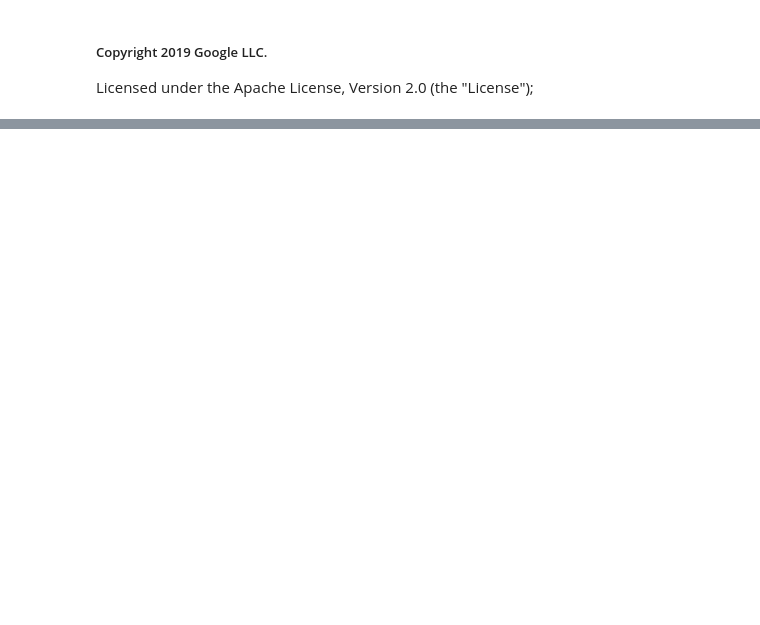
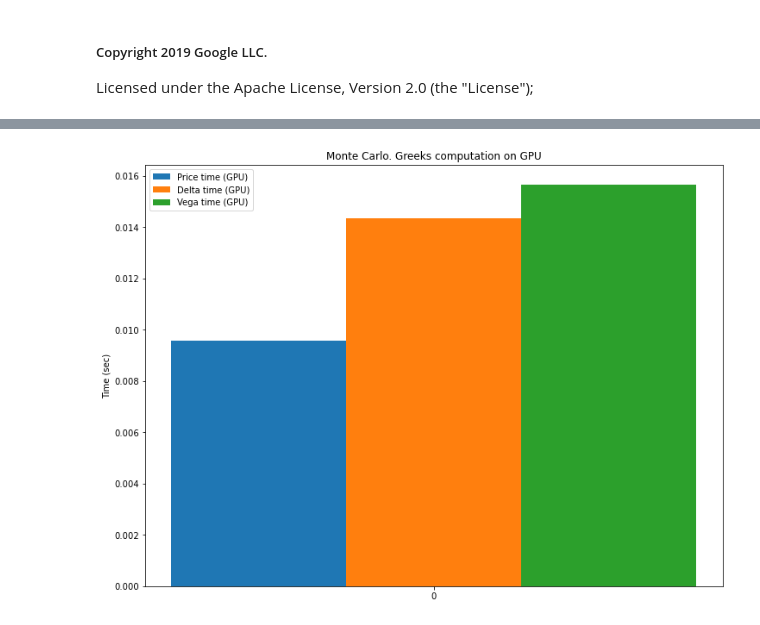
Before and after one commit to google/tf-quant-finance, a Jupyter notebook: tf_quant_finance/examples/jupyter_notebooks/Monte_Carlo_Euler_Scheme.ipynb, the cells around one changed output, grey strips where cells are left out. Saved outputs shown, nothing was run; the diff lists cells and outputs as text; code cells hidden in the pictures; blank space fills up the shorter version.

```diff
--- a/tf_quant_finance/examples/jupyter_notebooks/Monte_Carlo_Euler_Scheme.ipynb
+++ b/tf_quant_finance/examples/jupyter_notebooks/Monte_Carlo_Euler_Scheme.ipynb
@@ -325,0 +557,28 @@ plt.show()
+# %%
+#@title GPU greeks computation speed
+
+ind = np.arange(1)  # the x locations for the groups
+width = 0.35  # the width of the bars
+
+fig, ax = plt.subplots()
+
+fig.set_figheight(9)
+fig.set_figwidth(12)
+
+ax.bar(ind - width/8, [time_price_gpu], width / 8,
+       label='Price time (GPU)')
+ax.bar(ind, [time_delta_gpu], width / 8,
+       label='Delta time (GPU)')
+ax.bar(ind + width/8, [time_vega_gpu], width / 8,
+       label='Vega time (GPU)')
+
+# Add some text for labels, title and custom x-axis tick labels, etc.
+ax.set_ylabel('Time (sec)')
+ax.set_title('Monte Carlo. Greeks computation on GPU')
+ax.set_xticks(ind)
+ax.legend()
+
+
+plt.show()
+# %% [output]
+[figure, added]
```
Also changed, not shown: parts of 42 cells of this notebook.
